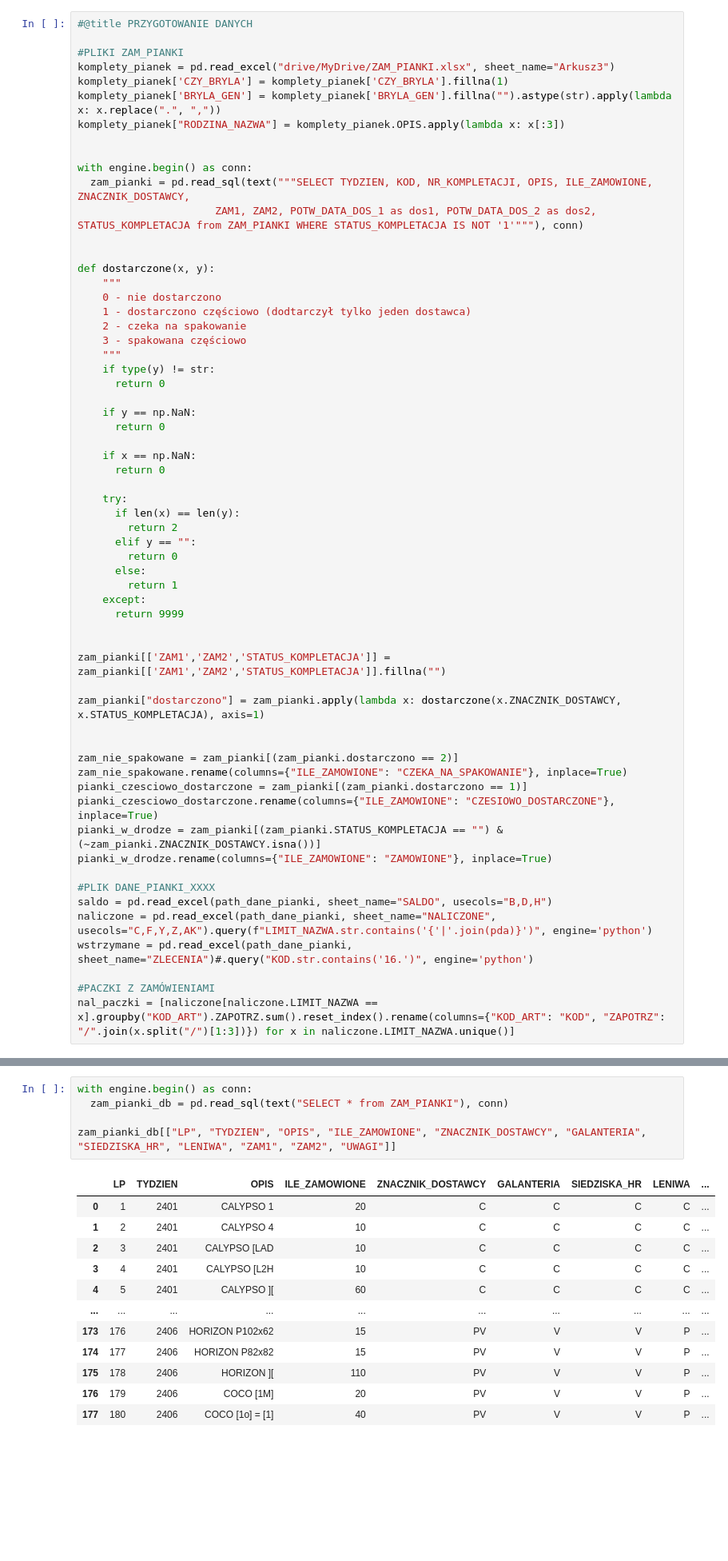
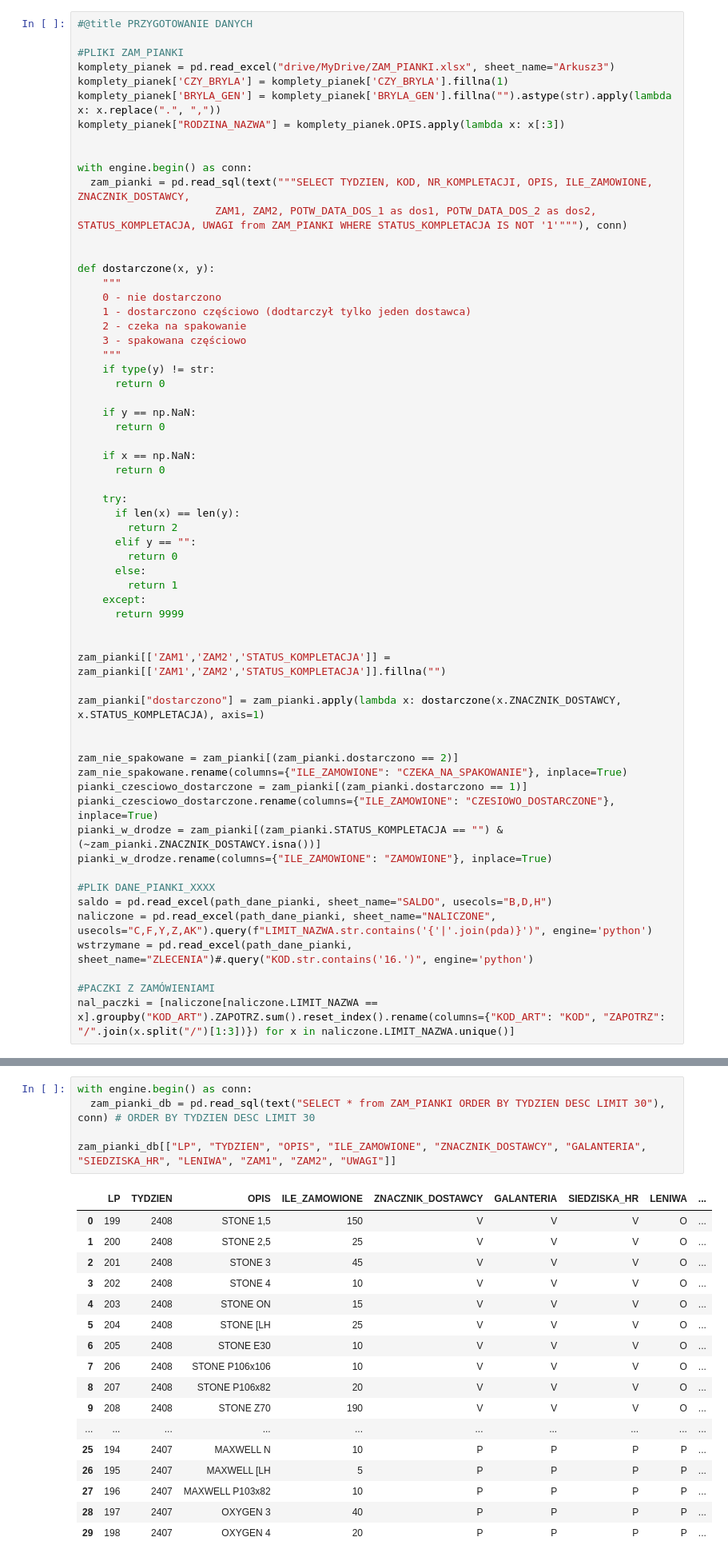
Before and after one commit to Mogarthron/Magazynier, a Jupyter notebook: PIANKI.ipynb, the cells around one changed output, grey strips where cells are left out. Shown at 80% size. Cells and saved outputs as stored; diff of their text form; blank space fills up the shorter version.

```diff
--- a/PIANKI.ipynb
+++ b/PIANKI.ipynb
@@ -843,7 +815,7 @@ komplety_pianek["RODZINA_NAZWA"] = komplety_pianek.OPIS.apply(lambda x: x[:3])
 
 with engine.begin() as conn:
   zam_pianki = pd.read_sql(text("""SELECT TYDZIEN, KOD, NR_KOMPLETACJI, OPIS, ILE_ZAMOWIONE, ZNACZNIK_DOSTAWCY,
-                      ZAM1, ZAM2, POTW_DATA_DOS_1 as dos1, POTW_DATA_DOS_2 as dos2, STATUS_KOMPLETACJA from ZAM_PIANKI WHERE STATUS_KOMPLETACJA IS NOT '1'"""), conn)
+                      ZAM1, ZAM2, POTW_DATA_DOS_1 as dos1, POTW_DATA_DOS_2 as dos2, STATUS_KOMPLETACJA, UWAGI from ZAM_PIANKI WHERE STATUS_KOMPLETACJA IS NOT '1'"""), conn)
 
 
 def dostarczone(x, y):
@@ -1661,18 +1601,23 @@ pd.DataFrame(pozycje)
 # %%
 with engine.begin() as conn:
-  zam_pianki_db = pd.read_sql(text("SELECT * from ZAM_PIANKI"), conn)
+  zam_pianki_db = pd.read_sql(text("SELECT * from ZAM_PIANKI ORDER BY TYDZIEN DESC LIMIT 30"), conn) # ORDER BY TYDZIEN DESC LIMIT 30
 
 zam_pianki_db[["LP", "TYDZIEN", "OPIS", "ILE_ZAMOWIONE", "ZNACZNIK_DOSTAWCY", "GALANTERIA", "SIEDZISKA_HR", "LENIWA", "ZAM1", "ZAM2", "UWAGI"]]
 # %% [output]
 |  | LP | TYDZIEN | OPIS | ILE_ZAMOWIONE | ZNACZNIK_DOSTAWCY | GALANTERIA | SIEDZISKA_HR | LENIWA | ... |
-| 0 | 1 | 2401 | CALYPSO 1 | 20 | C | C | C | C | ... |
-| 1 | 2 | 2401 | CALYPSO 4 | 10 | C | C | C | C | ... |
-| 2 | 3 | 2401 | CALYPSO [LAD | 10 | C | C | C | C | ... |
-| 3 | 4 | 2401 | CALYPSO [L2H | 10 | C | C | C | C | ... |
-| 4 | 5 | 2401 | CALYPSO ][ | 60 | C | C | C | C | ... |
+| 0 | 199 | 2408 | STONE 1,5 | 150 | V | V | V | O | ... |
+| 1 | 200 | 2408 | STONE 2,5 | 25 | V | V | V | O | ... |
+| 2 | 201 | 2408 | STONE 3 | 45 | V | V | V | O | ... |
+| 3 | 202 | 2408 | STONE 4 | 10 | V | V | V | O | ... |
+| 4 | 203 | 2408 | STONE ON | 15 | V | V | V | O | ... |
+| 5 | 204 | 2408 | STONE [LH | 25 | V | V | V | O | ... |
+| 6 | 205 | 2408 | STONE E30 | 10 | V | V | V | O | ... |
+| 7 | 206 | 2408 | STONE P106x106 | 10 | V | V | V | O | ... |
+| 8 | 207 | 2408 | STONE P106x82 | 20 | V | V | V | O | ... |
+| 9 | 208 | 2408 | STONE Z70 | 190 | V | V | V | O | ... |
 | ... | ... | ... | ... | ... | ... | ... | ... | ... | ... |
-| 173 | 176 | 2406 | HORIZON P102x62 | 15 | PV | V | V | P | ... |
-| 174 | 177 | 2406 | HORIZON P82x82 | 15 | PV | V | V | P | ... |
-| 175 | 178 | 2406 | HORIZON ][ | 110 | PV | V | V | P | ... |
-| 176 | 179 | 2406 | COCO [1M] | 20 | PV | V | V | P | ... |
-| 177 | 180 | 2406 | COCO [1o] = [1] | 40 | PV | V | V | P | ... |
+| 25 | 194 | 2407 | MAXWELL N | 10 | P | P | P | P | ... |
+| 26 | 195 | 2407 | MAXWELL [LH | 5 | P | P | P | P | ... |
+| 27 | 196 | 2407 | MAXWELL P103x82 | 10 | P | P | P | P | ... |
+| 28 | 197 | 2407 | OXYGEN 3 | 40 | P | P | P | P | ... |
+| 29 | 198 | 2407 | OXYGEN 4 | 20 | P | P | P | P | ... |
```
Also changed, not shown: parts of 91 cells of this notebook.
